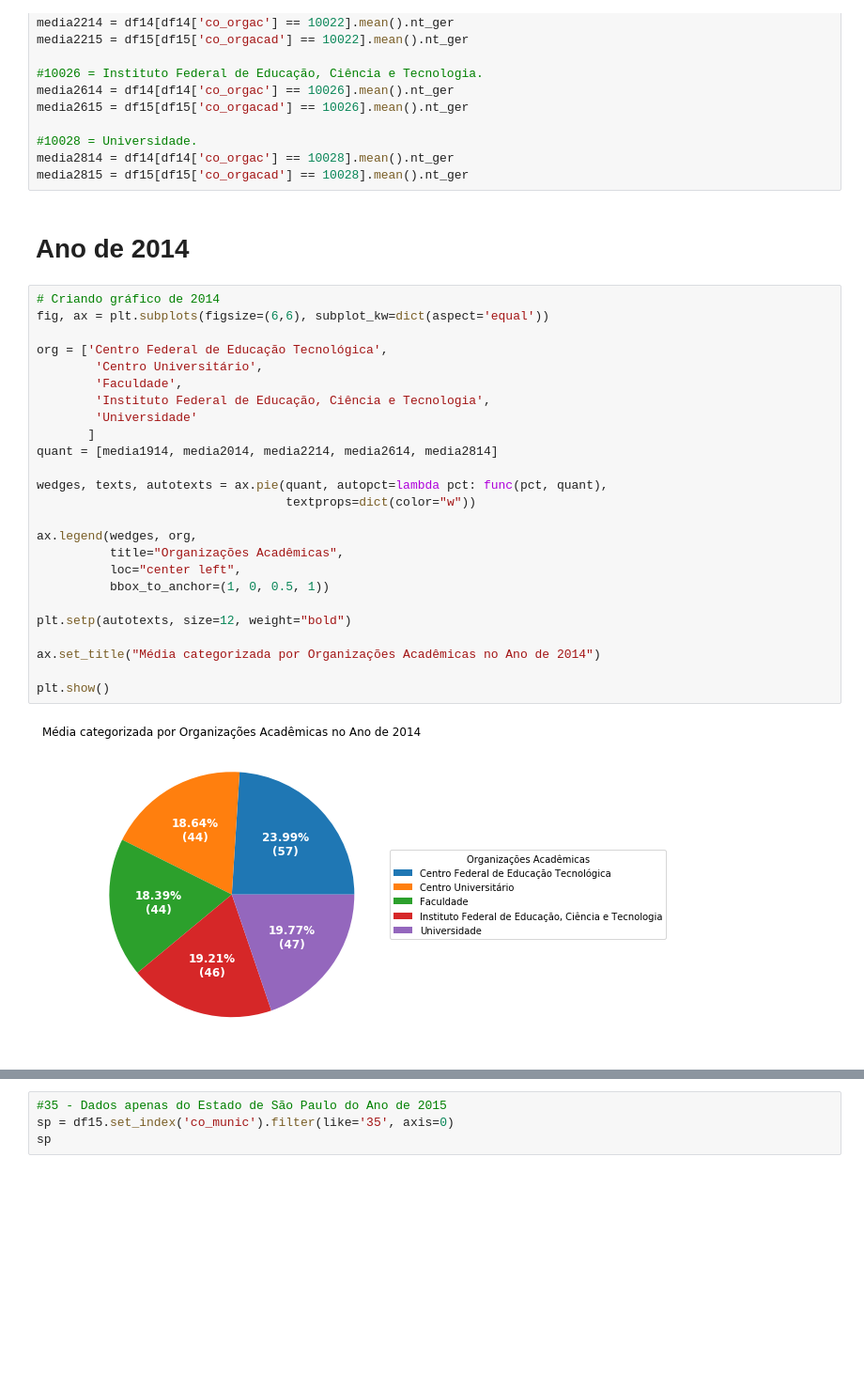
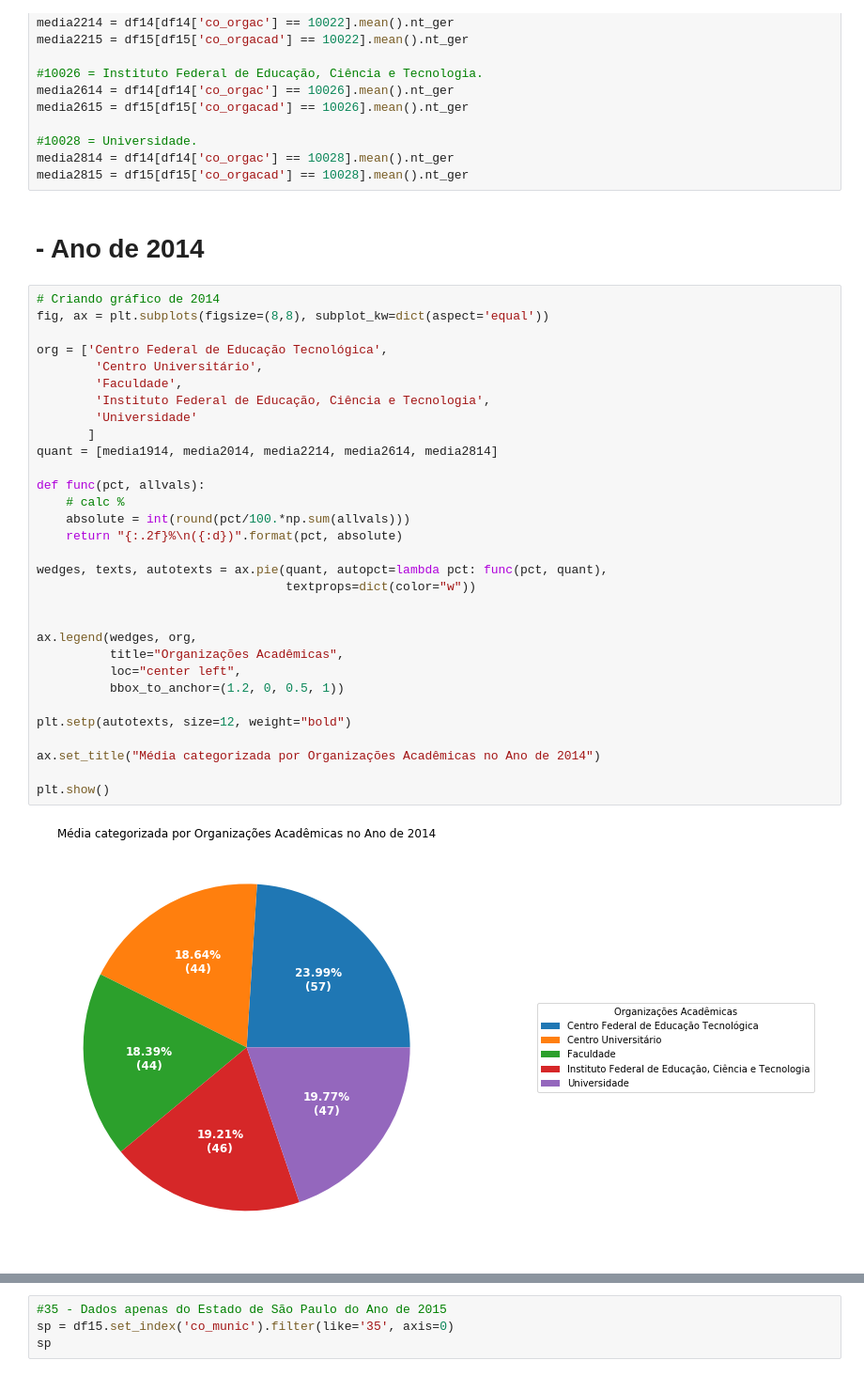
Before and after one commit to edsonbrendon/DataScienceIDD, a Jupyter notebook: Projeto DataScience IDD/DataScienceIDD/DataScience.ipynb, the cells around one changed output, grey strips where cells are left out. Shown: that part at 94% size. Cells and saved outputs as stored; diff of their text form; blank space fills up the shorter version.

```diff
--- a/Projeto DataScience IDD/DataScienceIDD/DataScience.ipynb
+++ b/Projeto DataScience IDD/DataScienceIDD/DataScience.ipynb
@@ -105,31 +110,37 @@ media2615 = df15[df15['co_orgacad'] == 10026].mean().nt_ger
 media2814 = df14[df14['co_orgac'] == 10028].mean().nt_ger
 media2815 = df15[df15['co_orgacad'] == 10028].mean().nt_ger
 # %% [markdown]
-# Ano de 2014
+# - Ano de 2014
 # %%
 # Criando gráfico de 2014
-fig, ax = plt.subplots(figsize=(6,6), subplot_kw=dict(aspect='equal'))
+fig, ax = plt.subplots(figsize=(8,8), subplot_kw=dict(aspect='equal'))
 
 org = ['Centro Federal de Educação Tecnológica',
         'Centro Universitário',
         'Faculdade',
         'Instituto Federal de Educação, Ciência e Tecnologia',
         'Universidade'
        ]
 quant = [media1914, media2014, media2214, media2614, media2814]
 
+def func(pct, allvals):
+    # calc %
+    absolute = int(round(pct/100.*np.sum(allvals)))
+    return "{:.2f}%\n({:d})".format(pct, absolute)
+
 wedges, texts, autotexts = ax.pie(quant, autopct=lambda pct: func(pct, quant),
                                   textprops=dict(color="w"))
+
 
 ax.legend(wedges, org,
           title="Organizações Acadêmicas",
           loc="center left",
-          bbox_to_anchor=(1, 0, 0.5, 1))
+          bbox_to_anchor=(1.2, 0, 0.5, 1))
 
 plt.setp(autotexts, size=12, weight="bold")
 
 ax.set_title("Média categorizada por Organizações Acadêmicas no Ano de 2014")
 
 plt.show()
 # %% [output]
-[figure, old version]
+[figure, new version]
```
Also changed, not shown: parts of 18 cells of this notebook.
